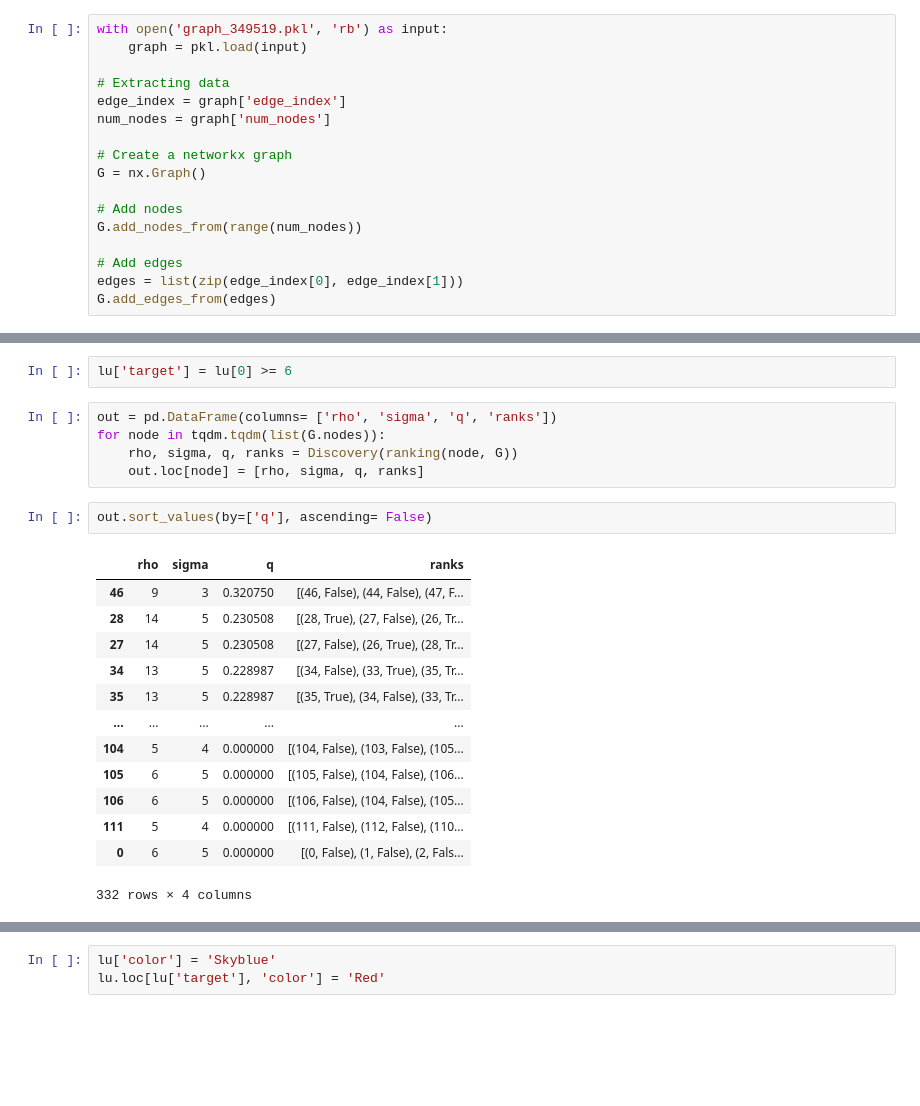
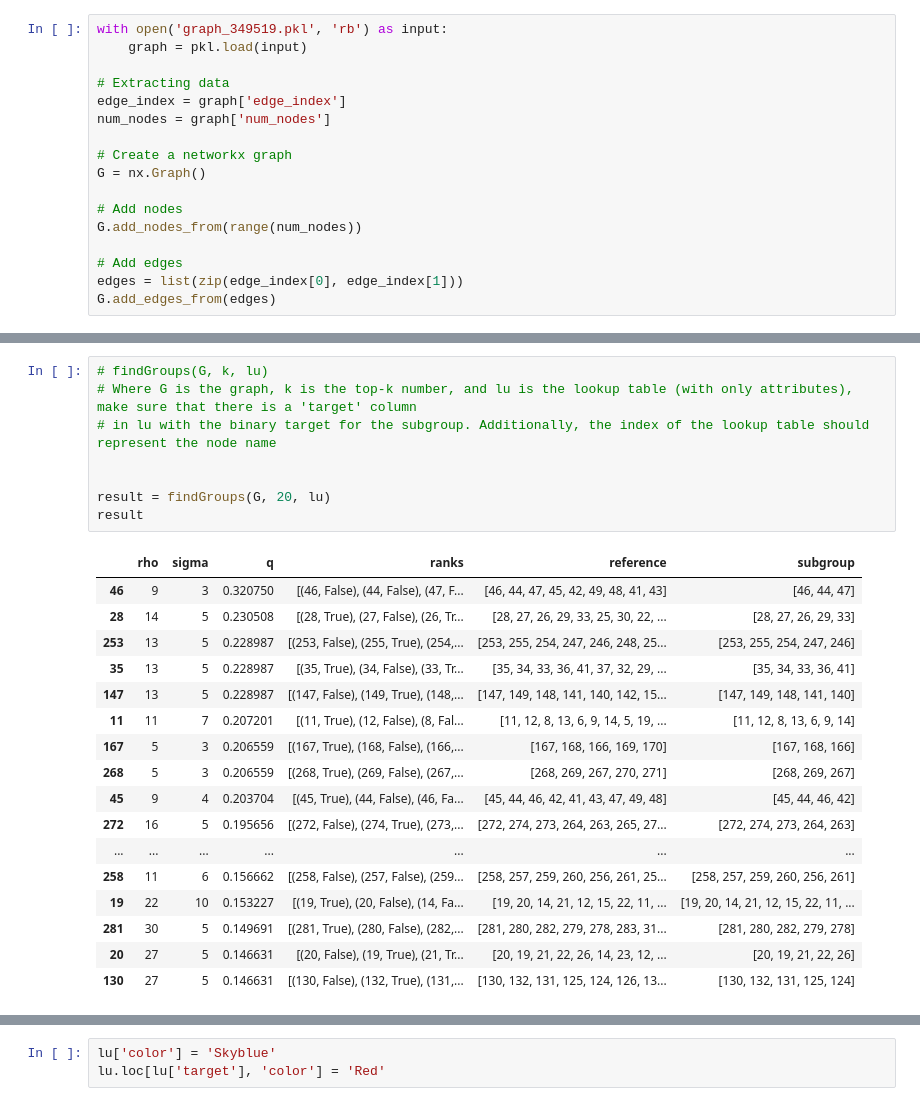
Before and after one commit to Michael-van-Vianen/TUEEMM-MTV, a Jupyter notebook: David_chemistry.ipynb, the cells around one changed output, grey strips where cells are left out. Drawn from its saved outputs; the diff is of its cells as text; blank space fills up the shorter version.

```diff
--- a/David_chemistry.ipynb
+++ b/David_chemistry.ipynb
@@ -111,23 +39,26 @@ def Discovery(ranks):
-# %%
-lu['target'] = lu[0] >= 6
-# %%
-out = pd.DataFrame(columns= ['rho', 'sigma', 'q', 'ranks'])
-for node in tqdm.tqdm(list(G.nodes)):
-    rho, sigma, q, ranks = Discovery(ranking(node, G))
-    out.loc[node] = [rho, sigma, q, ranks]
-# %%
-out.sort_values(by=['q'], ascending= False)
-# %% [output]
-|  | rho | sigma | q | ranks |
-| 46 | 9 | 3 | 0.320750 | [(46, False), (44, False), (47, F... |
-| 28 | 14 | 5 | 0.230508 | [(28, True), (27, False), (26, Tr... |
-| 27 | 14 | 5 | 0.230508 | [(27, False), (26, True), (28, Tr... |
-| 34 | 13 | 5 | 0.228987 | [(34, False), (33, True), (35, Tr... |
-| 35 | 13 | 5 | 0.228987 | [(35, True), (34, False), (33, Tr... |
-| ... | ... | ... | ... | ... |
-| 104 | 5 | 4 | 0.000000 | [(104, False), (103, False), (105... |
-| 105 | 6 | 5 | 0.000000 | [(105, False), (104, False), (106... |
-| 106 | 6 | 5 | 0.000000 | [(106, False), (104, False), (105... |
-| 111 | 5 | 4 | 0.000000 | [(111, False), (112, False), (110... |
-| 0 | 6 | 5 | 0.000000 | [(0, False), (1, False), (2, Fals... |
-332 rows × 4 columns
+# %%
+# findGroups(G, k, lu)
+# Where G is the graph, k is the top-k number, and lu is the lookup table (with only attributes), make sure that there is a 'target' column
+# in lu with the binary target for the subgroup. Additionally, the index of the lookup table should represent the node name
+
+
+result = findGroups(G, 20, lu)
+result
+# %% [output]
+|  | rho | sigma | q | ranks | reference | subgroup |
+| 46 | 9 | 3 | 0.320750 | [(46, False), (44, False), (47, F... | [46, 44, 47, 45, 42, 49, 48, 41, 43] | [46, 44, 47] |
+| 28 | 14 | 5 | 0.230508 | [(28, True), (27, False), (26, Tr... | [28, 27, 26, 29, 33, 25, 30, 22, ... | [28, 27, 26, 29, 33] |
+| 253 | 13 | 5 | 0.228987 | [(253, False), (255, True), (254,... | [253, 255, 254, 247, 246, 248, 25... | [253, 255, 254, 247, 246] |
+| 35 | 13 | 5 | 0.228987 | [(35, True), (34, False), (33, Tr... | [35, 34, 33, 36, 41, 37, 32, 29, ... | [35, 34, 33, 36, 41] |
+| 147 | 13 | 5 | 0.228987 | [(147, False), (149, True), (148,... | [147, 149, 148, 141, 140, 142, 15... | [147, 149, 148, 141, 140] |
+| 11 | 11 | 7 | 0.207201 | [(11, True), (12, False), (8, Fal... | [11, 12, 8, 13, 6, 9, 14, 5, 19, ... | [11, 12, 8, 13, 6, 9, 14] |
+| 167 | 5 | 3 | 0.206559 | [(167, True), (168, False), (166,... | [167, 168, 166, 169, 170] | [167, 168, 166] |
+| 268 | 5 | 3 | 0.206559 | [(268, True), (269, False), (267,... | [268, 269, 267, 270, 271] | [268, 269, 267] |
+| 45 | 9 | 4 | 0.203704 | [(45, True), (44, False), (46, Fa... | [45, 44, 46, 42, 41, 43, 47, 49, 48] | [45, 44, 46, 42] |
+| 272 | 16 | 5 | 0.195656 | [(272, False), (274, True), (273,... | [272, 274, 273, 264, 263, 265, 27... | [272, 274, 273, 264, 263] |
+| ... | ... | ... | ... | ... | ... | ... |
+| 258 | 11 | 6 | 0.156662 | [(258, False), (257, False), (259... | [258, 257, 259, 260, 256, 261, 25... | [258, 257, 259, 260, 256, 261] |
+| 19 | 22 | 10 | 0.153227 | [(19, True), (20, False), (14, Fa... | [19, 20, 14, 21, 12, 15, 22, 11, ... | [19, 20, 14, 21, 12, 15, 22, 11, ... |
+| 281 | 30 | 5 | 0.149691 | [(281, True), (280, False), (282,... | [281, 280, 282, 279, 278, 283, 31... | [281, 280, 282, 279, 278] |
+| 20 | 27 | 5 | 0.146631 | [(20, False), (19, True), (21, Tr... | [20, 19, 21, 22, 26, 14, 23, 12, ... | [20, 19, 21, 22, 26] |
+| 130 | 27 | 5 | 0.146631 | [(130, False), (132, True), (131,... | [130, 132, 131, 125, 124, 126, 13... | [130, 132, 131, 125, 124] |
```
Also changed, not shown: parts of 8 cells of this notebook, 1 other file.
